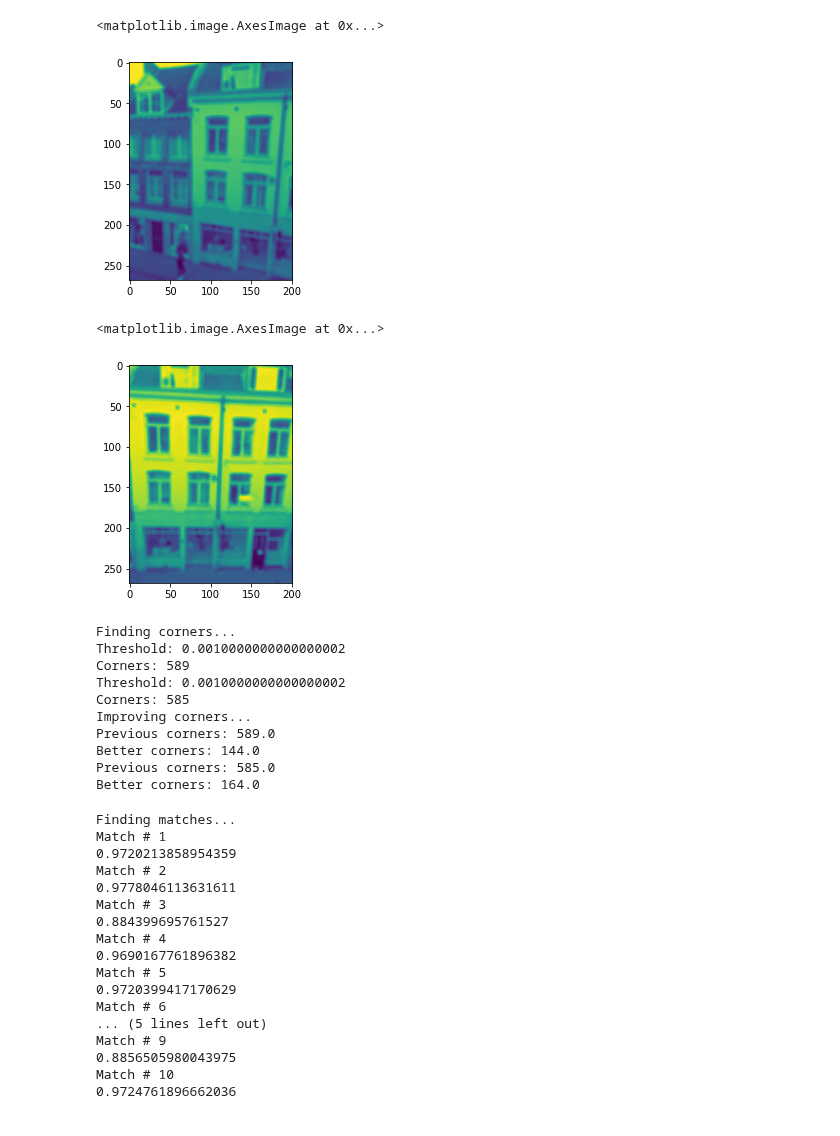
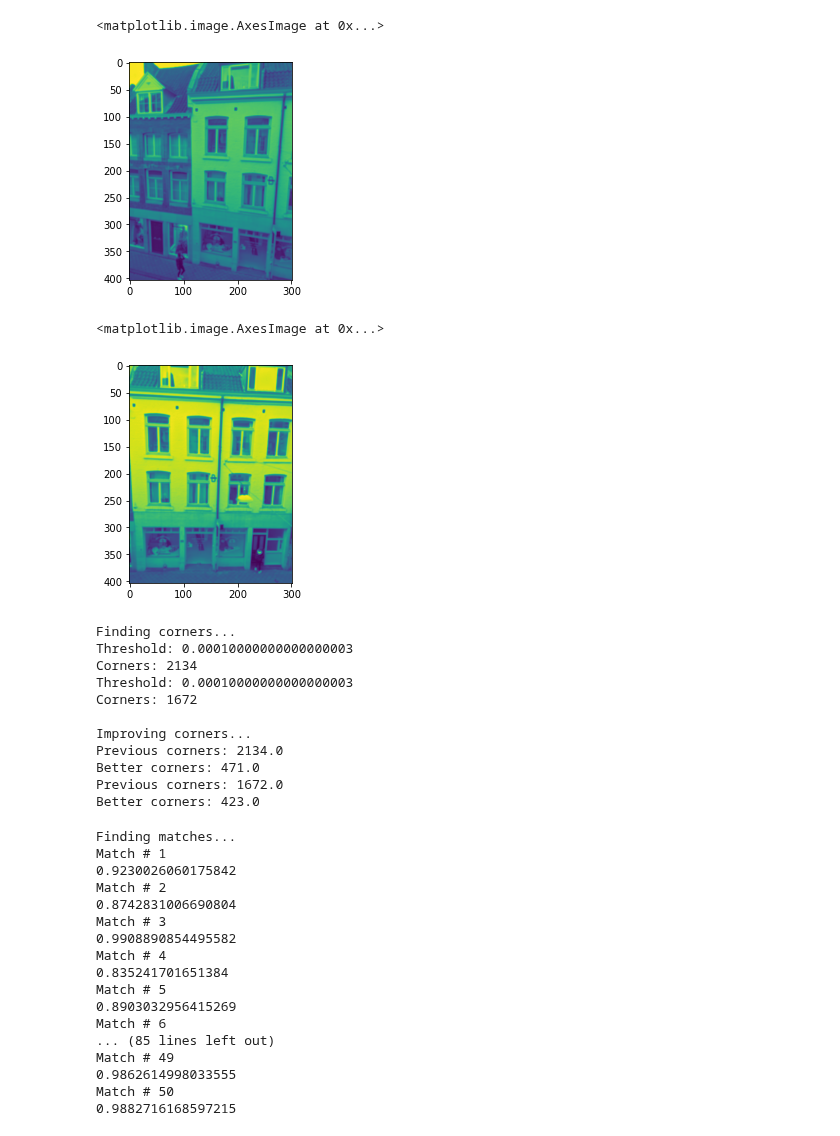
Before and after one commit to Tsmorz/computer-vision, a Jupyter notebook: Project 2/Harris Corner Matching.ipynb, the cells around one changed output. Cells and saved outputs as stored; diff of their text form; code cells hidden in the pictures.

```diff
--- a/Project 2/Harris Corner Matching.ipynb
+++ b/Project 2/Harris Corner Matching.ipynb
@@ -203,7 +203,8 @@ def findMatches(corners1,corners2,width,num_matches):
 
     return matches
 # %%
-reduce = 15
+reduce = 10
+blur = 3
 
 # Load image1
 file = 'street1.jpg'
@@ -216,75 +217,77 @@ image = reduceRes(image,reduce)
 gray = rgb2gray(image)
 
 # Smooth image
-im1 = boxFilter(gray,5)
+im1 = boxFilter(gray,blur)
 plt.imshow(im1)
 # %% [output]
 <matplotlib.image.AxesImage at 0x...>
-[figure, old version]
+[figure, new version]
 # %%
 # Load image2
 file = 'street2.jpg'
 image = Image.open(file)
 
 # Reduce resolution
 image = reduceRes(image,reduce)
 
 # Convert to grayscale
 gray = rgb2gray(image)
 
 # Smooth image
-im2 = boxFilter(gray,5)
+im2 = boxFilter(gray,blur)
 plt.imshow(im2)
 # %% [output]
 <matplotlib.image.AxesImage at 0x...>
-[figure, old version]
+[figure, new version]
 # %%
 # Find sparse corners
 print('Finding corners...')
 ratio = 1000
 corners1 = reducedHarris(im1,ratio)
 corners2 = reducedHarris(im2,ratio)
+print()
 
 # Improve corners
 print('Improving corners...')
 width = 7
-num_corners = 3
+num_corners = 4
 better_corners1 = neighboringCorner(corners1,width,num_corners)
 better_corners2 = neighboringCorner(corners2,width,num_corners)
 # %% [output]
 Finding corners...
-Threshold: 0.0010000000000000002
-Corners: 589
-Threshold: 0.0010000000000000002
-Corners: 585
+Threshold: 0.00010000000000000003
+Corners: 2134
+Threshold: 0.00010000000000000003
+Corners: 1672
+
 Improving corners...
-Previous corners: 589.0
-Better corners: 144.0
-Previous corners: 585.0
-Better corners: 164.0
+Previous corners: 2134.0
+Better corners: 471.0
+Previous corners: 1672.0
+Better corners: 423.0
 # %%
 # Find matches
 print('Finding matches...')
-num_matches = 10
+num_matches = 50
 matches = findMatches(better_corners1,better_corners2,width,num_matches)
 # %% [output]
 Finding matches...
 Match # 1
-0.9720213858954359
+0.9230026060175842
 Match # 2
-0.9778046113631611
+0.8742831006690804
 Match # 3
-0.884399695761527
+0.9908890854495582
 Match # 4
-0.9690167761896382
+0.835241701651384
 Match # 5
-0.9720399417170629
+0.8903032956415269
 Match # 6
-... (5 lines left out)
-Match # 9
-0.8856505980043975
-Match # 10
-0.9724761896662036
+... (85 lines left out)
+Match # 49
+0.9862614998033555
+Match # 50
+0.9882716168597215
 # %%
 def drawLines(image1,image2,matches):
 
```
Also changed, not shown: parts of 1 cell of this notebook, 1 other file.
